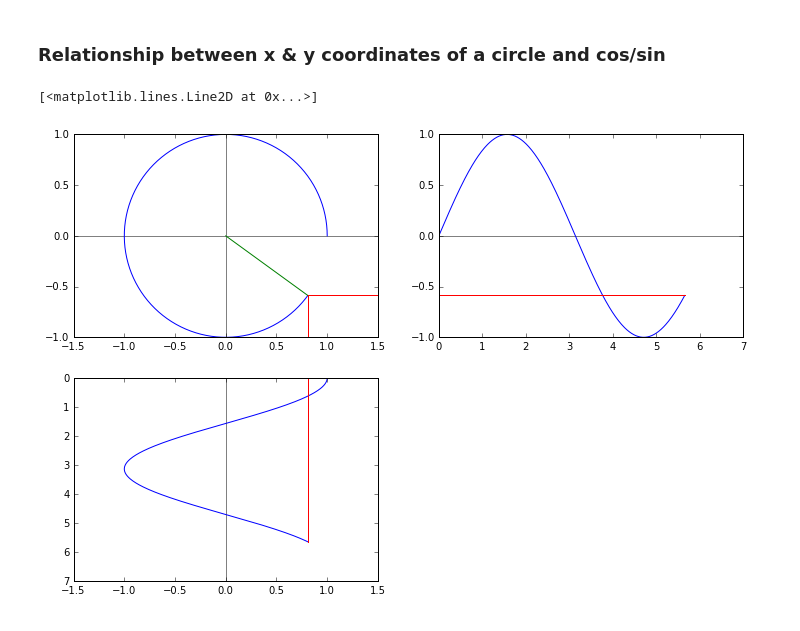
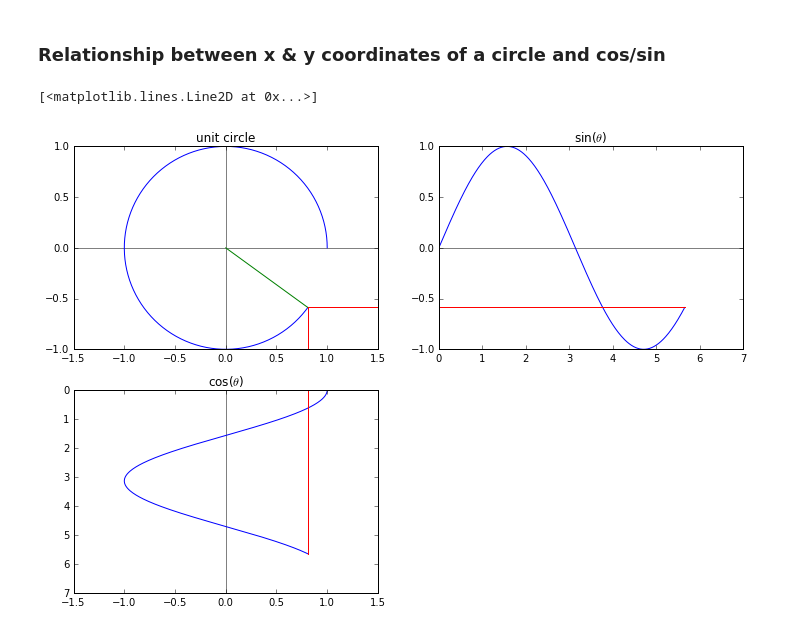
Before and after one commit to zehnpaard/jupyter-notebooks, a Jupyter notebook: circles.ipynb, the cells around one changed output. Drawn from its saved outputs; the diff is of its cells as text; code cells hidden in the pictures.

Commit message:
Subplot titles
Add titles to subplots

```diff
--- a/circles.ipynb
+++ b/circles.ipynb
@@ -58,33 +58,38 @@ plt.axis('equal')
 ### Relationship between x & y coordinates of a circle and cos/sin
 # %%
 a = 1.8 # Any number between 0 and 2
+end_theta = a*pi
+end_x, end_y = math.cos(end_theta), math.sin(end_theta)
 theta = linspace(0, a*pi, a*180)
 
 plt.figure(figsize=(12,8))
 plt.axhline(color='black')
 plt.axvline(color='black')
 
 plt.subplot(2, 2, 1)
+plt.title('unit circle')
 plt.axis([-1.5, 1.5, -1, 1])
 plt.axhline(color='gray')
 plt.axvline(color='gray')
 plt.plot(cos(theta), sin(theta)) # Draw arc
-plt.plot([0, math.cos(a*pi)], [0, math.sin(a*pi)]) # Draw radius
-plt.plot([math.cos(a*pi), 1.5], [math.sin(a*pi), math.sin(a*pi)], 'r') # Draw horizontal line
-plt.plot([math.cos(a*pi), math.cos(a*pi)], [math.sin(a*pi), -1.0], 'r') # Draw vertical line
+plt.plot([0, end_x], [0, end_y]) # Draw radius
+plt.plot([end_x, 1.5], [end_y, end_y], 'r') # Draw horizontal line
+plt.plot([end_x, end_x], [end_y, -1.0], 'r') # Draw vertical line
 
 plt.subplot(2, 2, 2)
+plt.title(r'sin($\theta$)')
 plt.axis([0, 7, -1, 1])
 plt.axhline(color='gray')
 plt.plot(theta, sin(theta)) # Draw sin(x) curve
-plt.plot([0, a*pi], [math.sin(a*pi), math.sin(a*pi)], 'r') # Draw horizontal line
+plt.plot([0, end_theta], [end_y, end_y], 'r') # Draw horizontal line
 
 plt.subplot(2, 2, 3)
+plt.title(r'cos($\theta$)')
 plt.axis([-1.5, 1.5, 0, 7])
 plt.axvline(color='gray')
 plt.gca().invert_yaxis()
 plt.plot(cos(theta), theta) # Draw cos(x) curve
-plt.plot([math.cos(a*pi), math.cos(a*pi)], [0, a*pi], 'r') # Draw vertical line
+plt.plot([end_x, end_x], [0, end_theta], 'r') # Draw vertical line
 # %% [output]
 [<matplotlib.lines.Line2D at 0x...>]
-[figure, old version]
+[figure, new version]
```
